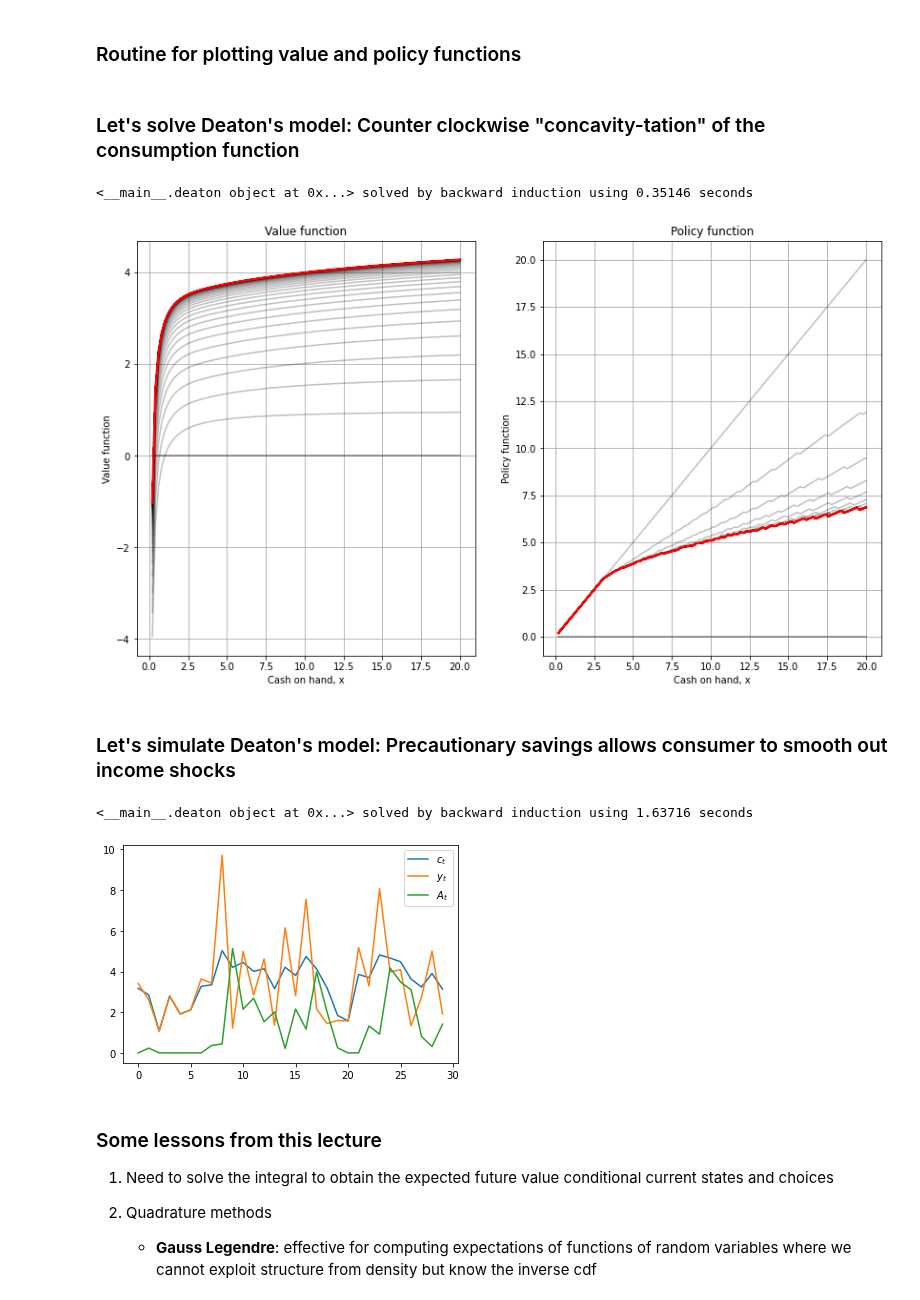
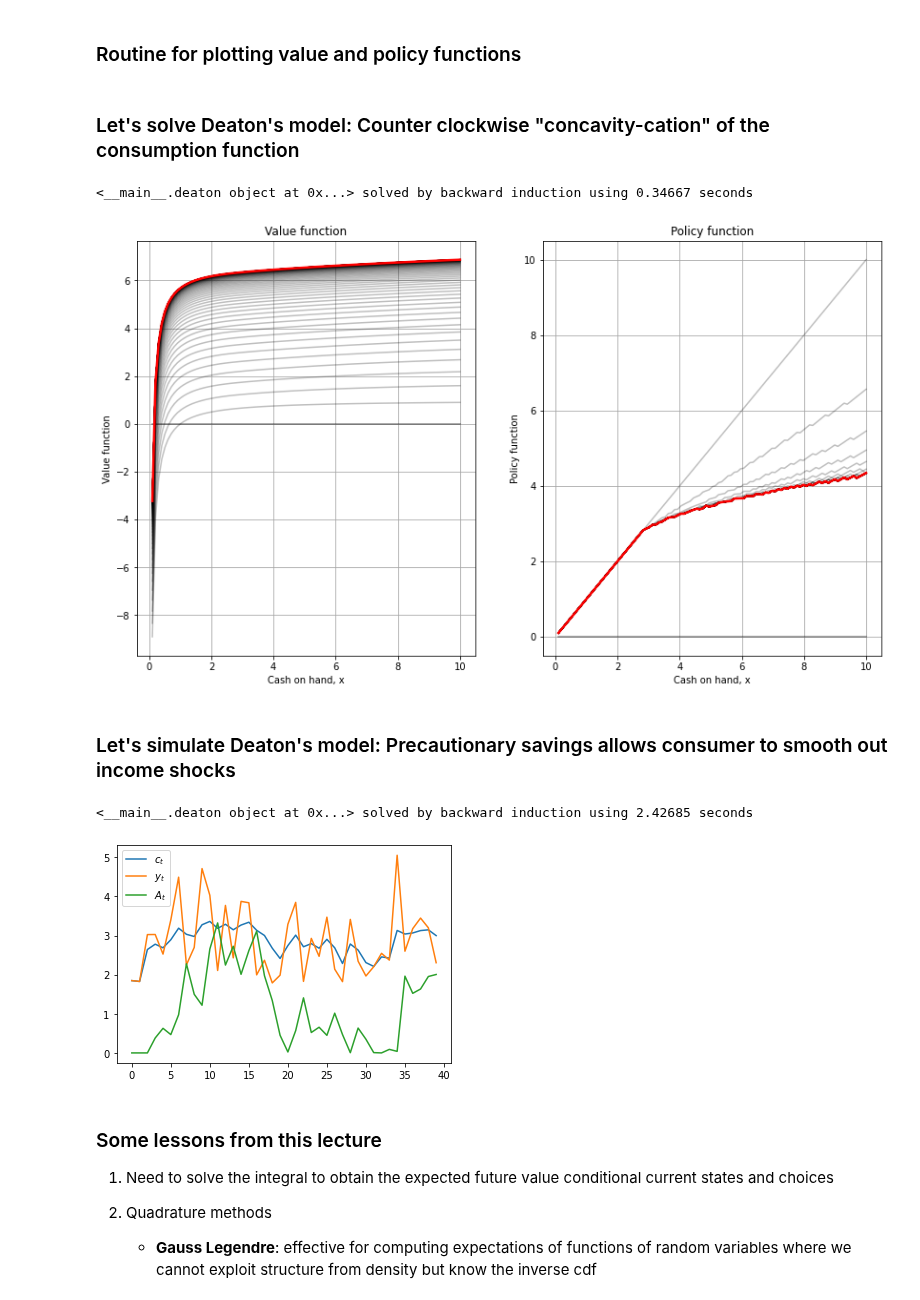
Before and after one commit to bschjerning/dp_ucph, a Jupyter notebook: 1_theory_tools/03_deaton_1d_integration.ipynb, the cells around one changed output. Drawn from its saved outputs; the diff is of its cells as text; code cells hidden in the pictures.

Commit message:
BUGFIX:  Thanks to Yannick who discovered a bug in Bellman equation for Deatons model. Multiplication with self.x[i] should is now deleted.

```diff
--- a/1_theory_tools/03_deaton_1d_integration.ipynb
+++ b/1_theory_tools/03_deaton_1d_integration.ipynb
@@ -502,7 +502,7 @@ class deaton():
         EV=0
         for i, y_i in enumerate(self.y): # compte expectation wrt to shocks to future state
             x1=self.R*(self.x-self.c) + y_i # next period x, conditional of w and c, shock, nW x nC
-            EV+=self.weights[i]*interp(x1)*self.x[i]
+            EV+=self.weights[i]*interp(x1);
         matV1 = self.u(self.c) + self.β * EV
         i_max= np.argmax(matV1,axis=1); # (column) idex of optimal choices
         V1 = matV1[np.arange(self.n_x),i_max]
@@ -573,47 +573,46 @@ def v_c_plot(x, V, c):
     ax2.plot(x[1:],c[1:,0],color='r',linewidth=2.5)
     plt.show()
 # %% [markdown]
-### Let's solve Deaton's model: Counter clockwise "concavity-tation" of the consumption function
+### Let's solve Deaton's model: Counter clockwise "concavity-cation" of the consumption function
 # %%
 # default inputs  for deaton: β=.9, R=1, μ=0, σ=1, η=1, xbar=[0, 10], n_x=50, n_c=100, n_y=10
-m1=deaton(β=.95, R=1.03, μ=1, σ=1, η=1, xbar=[0, 10], n_x=50, n_c=100, n_y=10)
-m1=deaton(β=.9, R=1.0, μ=1, σ=.1, η=2, xbar=[0, 20], n_x=100, n_c=100, n_y=10)
+m1=deaton(β=.9, R=1.0, μ=1, σ=.1, η=2, xbar=[0, 10], n_x=100, n_c=100, n_y=10)
 
 # V, c = dpsolver.vfi(m1, maxiter=1000, callback=dpsolver.iterinfo)
 V, c = dpsolver.vfi_T(m1, T=100);
 v_c_plot(m1.x, V, c)
 # %% [output]
-<__main__.deaton object at 0x...> solved by backward induction using 0.35146 seconds
+<__main__.deaton object at 0x...> solved by backward induction using 0.34667 seconds
-[figure, old version]
+[figure, new version]
 # %% [markdown]
 ### Let's simulate Deaton's model: Precautionary savings allows consumer to smooth out income shocks
 # %%
 def simulate(model,Tsim=99, T=100, A0=0):
     V, c = dpsolver.vfi_T(model, T);
     x=model.x;
     c_t = np.empty(Tsim)
     x_t = np.empty(Tsim)
     y_t = np.exp(np.random.normal(loc=model.μ, scale=model.σ, size=Tsim))
     x_t[0]=A0+y_t[0];
     for t in range(Tsim):
         c_interp = interpolate.interp1d(x[:,0],c[:,t],  bounds_error=False,fill_value='extrapolate')
         c_t[t] = c_interp(x_t[t])  # Use the solution
         if t<Tsim-1:
             x_t[t+1] = model.R*(x_t[t]-c_t[t]) + y_t[t+1]
     return y_t, x_t, c_t
 
 # Define model
-m1=deaton(β=.98, R=1.0, μ=1, σ=.5, η=2, xbar=[0, 20], n_x=100, n_c=100, n_y=10)
+m1=deaton(β=.95, R=1.0, μ=1, σ=.3, η=2, xbar=[0, 20], n_x=100, n_c=150, n_y=10)
 # Solve and simulate
-y_t, x_t, c_t = simulate(m1, Tsim=30, T=501, A0=0)
+y_t, x_t, c_t = simulate(m1, Tsim=40, T=501, A0=0)
 plt.plot(c_t, label="$c_t$")       # Consumption
 plt.plot(y_t, label="$y_t$")       # Income
 plt.plot(x_t-y_t, label="$A_t$")   # Assets
 plt.legend()
 plt.show()
 # %% [output]
-<__main__.deaton object at 0x...> solved by backward induction using 1.63716 seconds
+<__main__.deaton object at 0x...> solved by backward induction using 2.42685 seconds
-[figure, old version]
+[figure, new version]
 # %% [markdown]
 ### Some lessons from this lecture
 1. Need to solve the integral to obtain the expected future value conditional current states and choices
```
Also changed, not shown: parts of 3 cells of this notebook.
